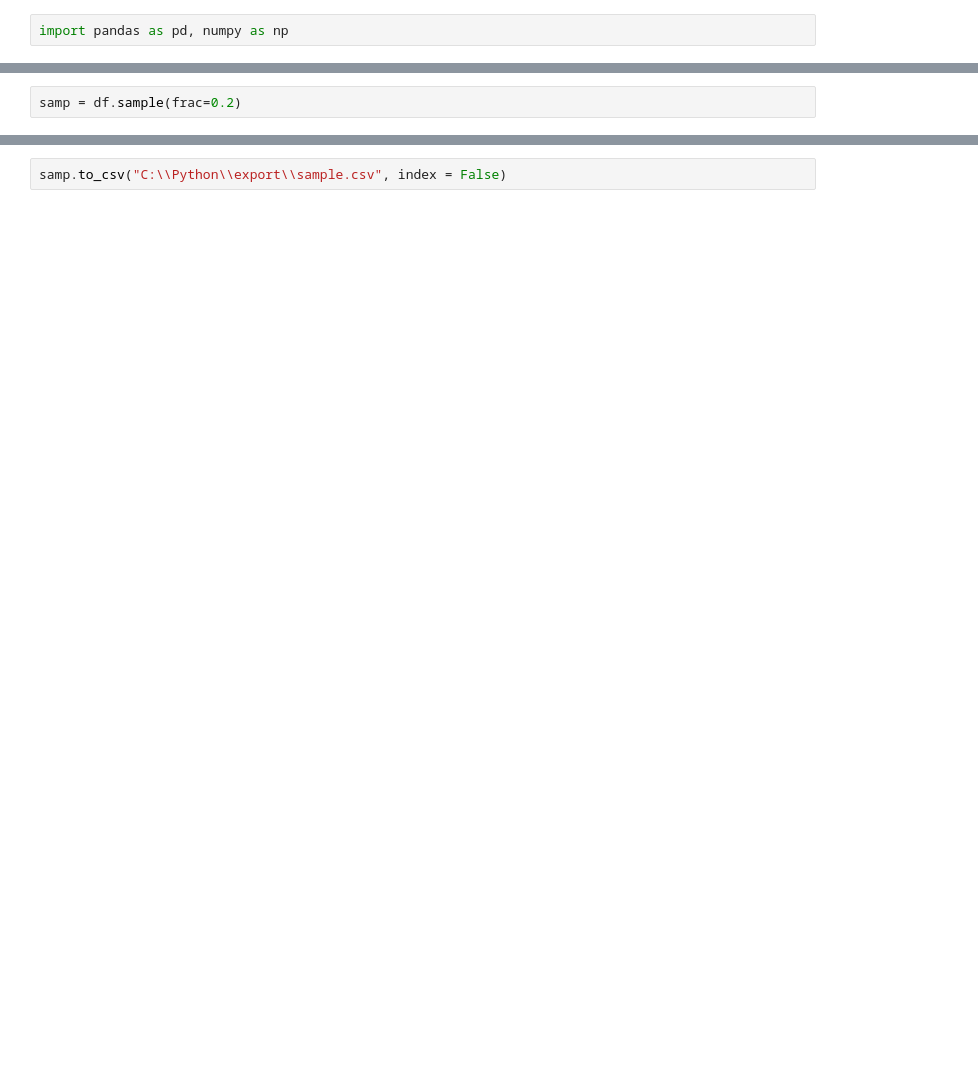
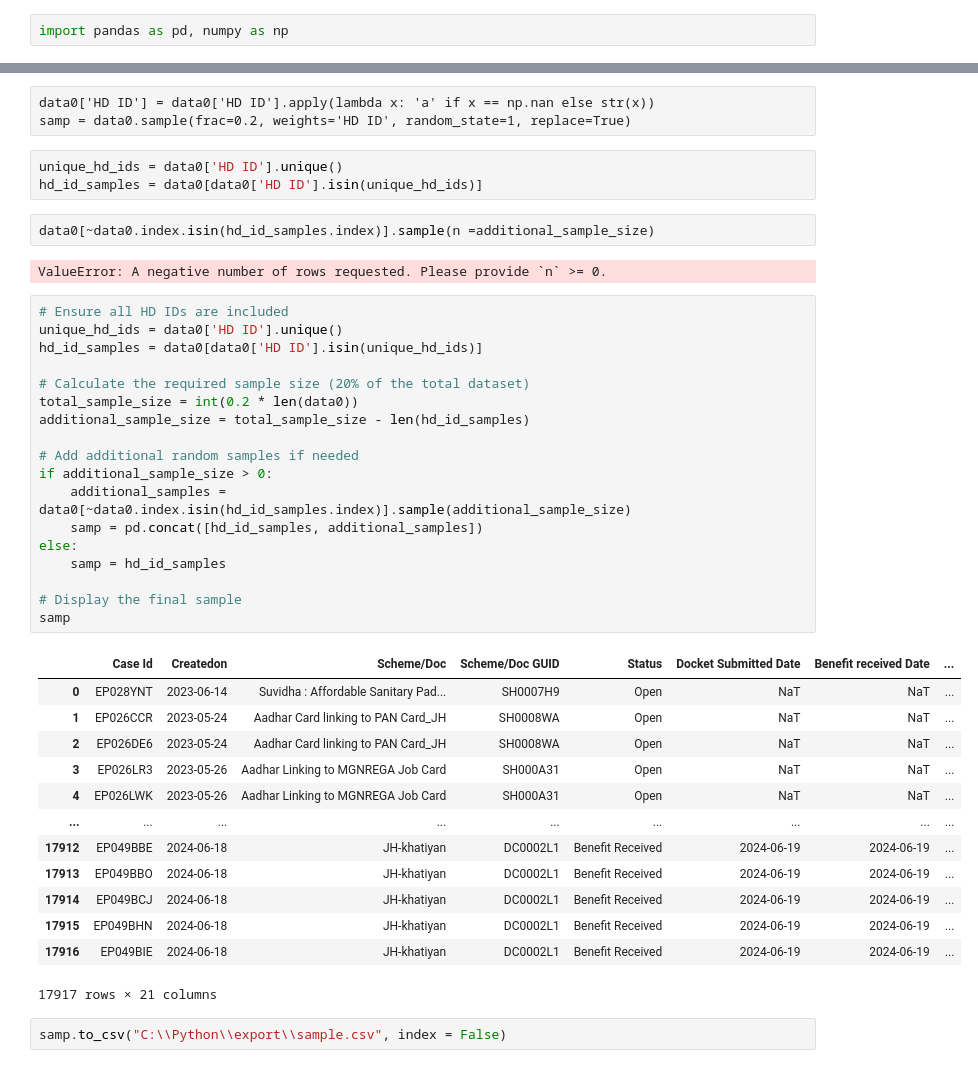
Before and after one commit to akashshahapure/Haqdarshak, a Jupyter notebook: Sampling.ipynb, the cells around one changed output, grey strips where cells are left out. Drawn from its saved outputs; the diff is of its cells as text; blank space fills up the shorter version.

```diff
--- a/Sampling.ipynb
+++ b/Sampling.ipynb
@@ -20,2 +34,0 @@ df
-# %%
-samp = df.sample(frac=0.2)
@@ -22,2 +137,44 @@ samp = df.sample(frac=0.2)
+# %% [raw]
+data0['HD ID'] = data0['HD ID'].apply(lambda x: 'a' if x == np.nan else str(x))
+samp = data0.sample(frac=0.2, weights='HD ID', random_state=1, replace=True)
+# %%
+unique_hd_ids = data0['HD ID'].unique()
+hd_id_samples = data0[data0['HD ID'].isin(unique_hd_ids)]
+# %%
+data0[~data0.index.isin(hd_id_samples.index)].sample(n =additional_sample_size)
+# %% [output]
+ValueError: A negative number of rows requested. Please provide `n` >= 0.
+# %%
+# Ensure all HD IDs are included
+unique_hd_ids = data0['HD ID'].unique()
+hd_id_samples = data0[data0['HD ID'].isin(unique_hd_ids)]
+
+# Calculate the required sample size (20% of the total dataset)
+total_sample_size = int(0.2 * len(data0))
+additional_sample_size = total_sample_size - len(hd_id_samples)
+
+# Add additional random samples if needed
+if additional_sample_size > 0:
+    additional_samples = data0[~data0.index.isin(hd_id_samples.index)].sample(additional_sample_size)
+    samp = pd.concat([hd_id_samples, additional_samples])
+else:
+    samp = hd_id_samples
+
+# Display the final sample
+samp
+# %% [output]
+|  | Case Id | Createdon | Scheme/Doc | Scheme/Doc GUID | Status | Docket Submitted Date | Benefit received Date | ... |
+| 0 | EP028YNT | 2023-06-14 | Suvidha : Affordable Sanitary Pad... | SH0007H9 | Open | NaT | NaT | ... |
+| 1 | EP026CCR | 2023-05-24 | Aadhar Card linking to PAN Card_JH | SH0008WA | Open | NaT | NaT | ... |
+| 2 | EP026DE6 | 2023-05-24 | Aadhar Card linking to PAN Card_JH | SH0008WA | Open | NaT | NaT | ... |
+| 3 | EP026LR3 | 2023-05-26 | Aadhar Linking to MGNREGA Job Card | SH000A31 | Open | NaT | NaT | ... |
+| 4 | EP026LWK | 2023-05-26 | Aadhar Linking to MGNREGA Job Card | SH000A31 | Open | NaT | NaT | ... |
+| ... | ... | ... | ... | ... | ... | ... | ... | ... |
+| 17912 | EP049BBE | 2024-06-18 | JH-khatiyan | DC0002L1 | Benefit Received | 2024-06-19 | 2024-06-19 | ... |
+| 17913 | EP049BBO | 2024-06-18 | JH-khatiyan | DC0002L1 | Benefit Received | 2024-06-19 | 2024-06-19 | ... |
+| 17914 | EP049BCJ | 2024-06-18 | JH-khatiyan | DC0002L1 | Benefit Received | 2024-06-19 | 2024-06-19 | ... |
+| 17915 | EP049BHN | 2024-06-18 | JH-khatiyan | DC0002L1 | Benefit Received | 2024-06-19 | 2024-06-19 | ... |
+| 17916 | EP049BIE | 2024-06-18 | JH-khatiyan | DC0002L1 | Benefit Received | 2024-06-19 | 2024-06-19 | ... |
+17917 rows × 21 columns
 # %%
 samp.to_csv("C:\\Python\\export\\sample.csv", index = False)
```
Also changed, not shown: parts of 7 cells of this notebook, 3 other files.
